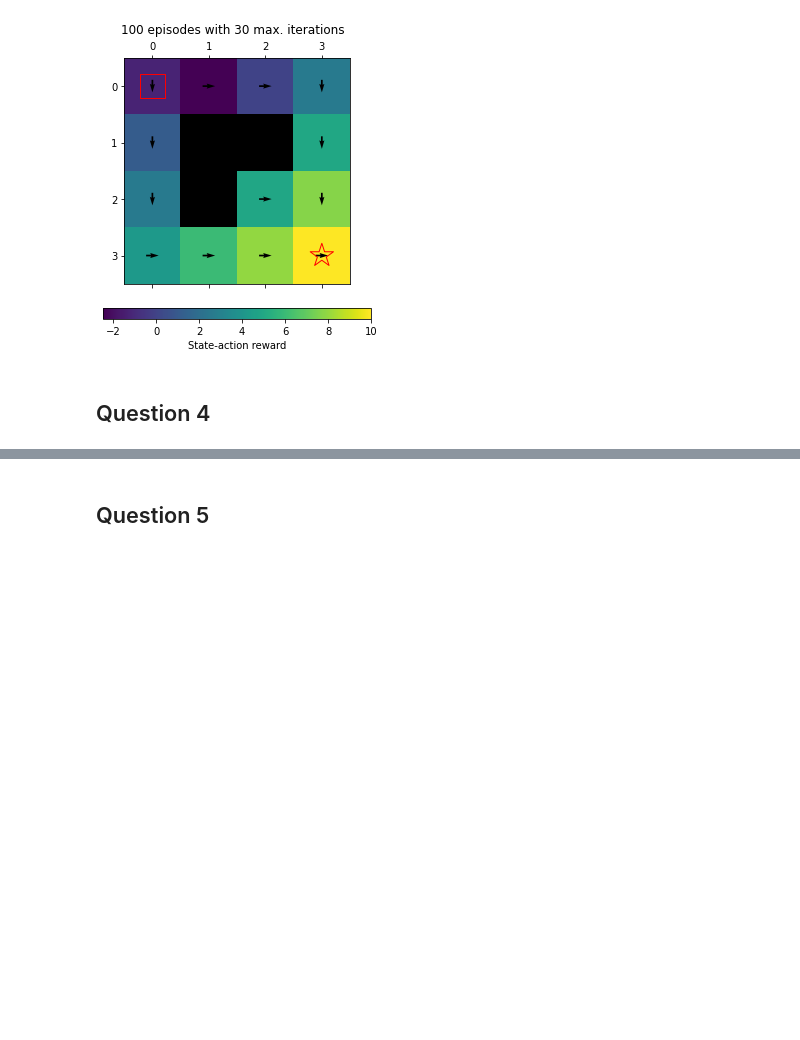
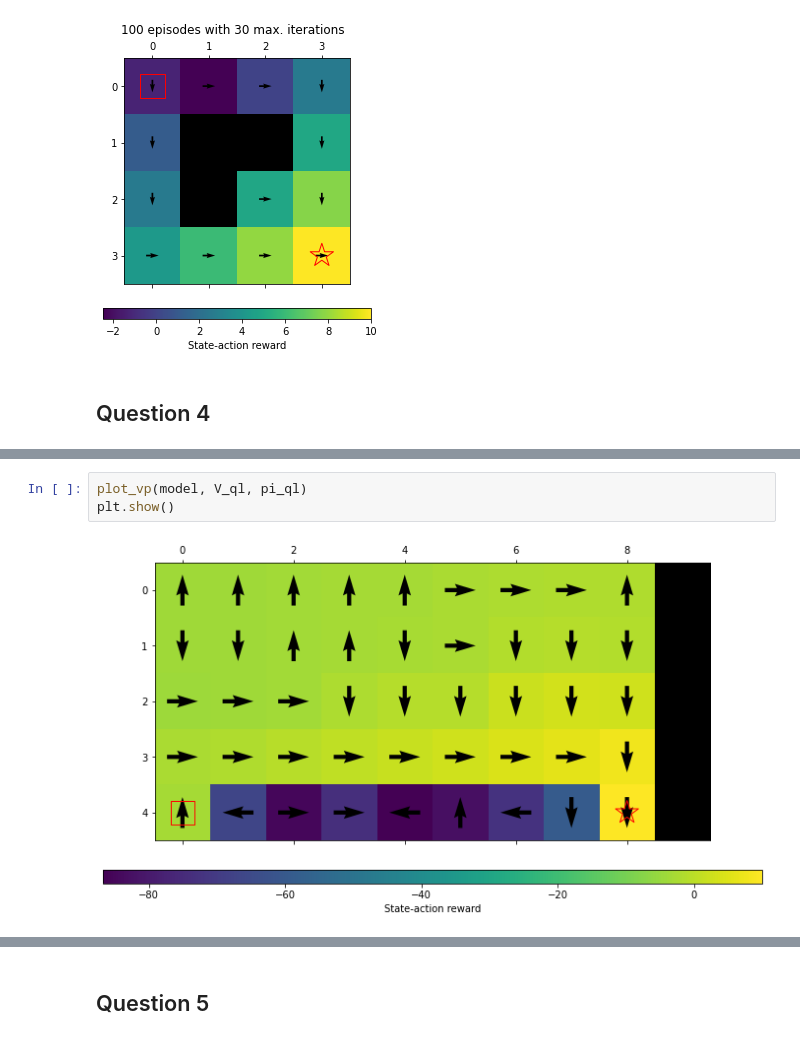
Before and after one commit to AlejandroSantorum/MPhil_MLMI_Cambridge, a Jupyter notebook: MLMI7-Reinforcement_Learning/Practical/code/coursework.ipynb, the cells around one changed output, grey strips where cells are left out. Saved outputs shown, nothing was run; the diff lists cells and outputs as text; blank space fills up the shorter version.

```diff
--- a/MLMI7-Reinforcement_Learning/Practical/code/coursework.ipynb
+++ b/MLMI7-Reinforcement_Learning/Practical/code/coursework.ipynb
@@ -305,0 +332,5 @@ plt.show()
+# %%
+plot_vp(model, V_ql, pi_ql)
+plt.show()
+# %% [output]
+[figure, added]
```
Also changed, not shown: parts of 8 cells of this notebook, 3 other files.
